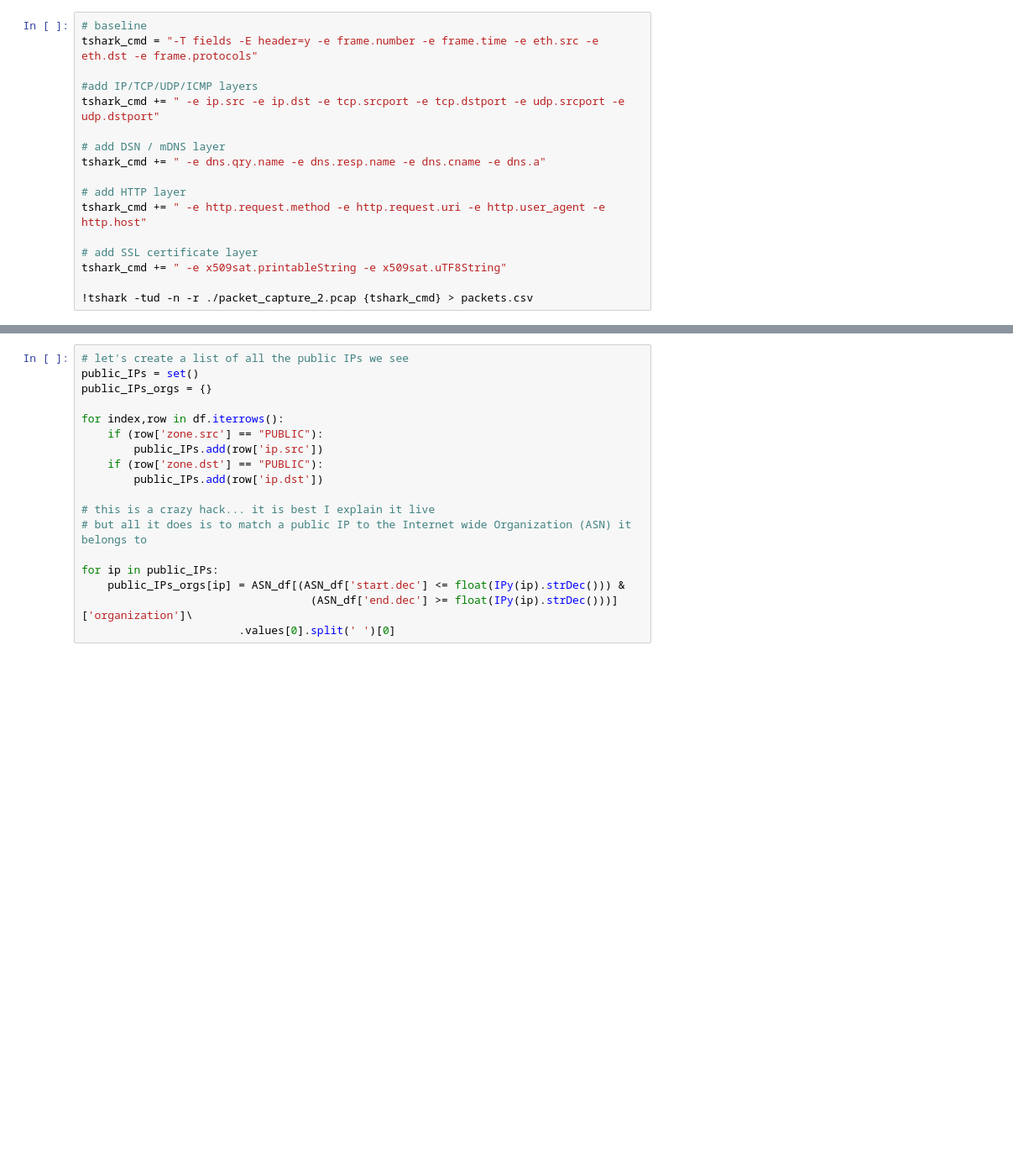
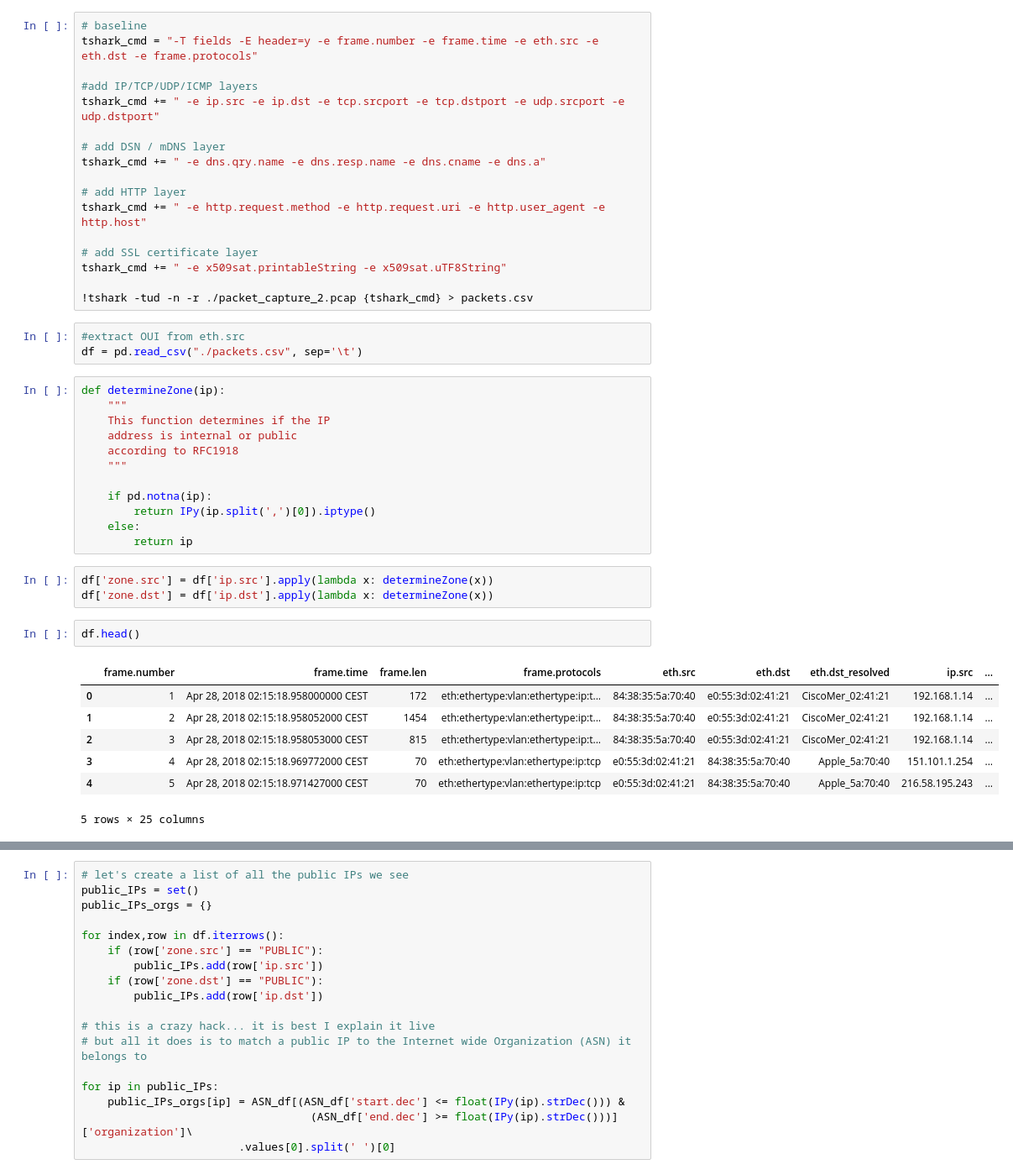
Before and after one commit to daghan/W210-IoT, a Jupyter notebook: IoT3-1.ipynb, the cells around one changed output, grey strips where cells are left out. Shown at 84% size. Cells and saved outputs as stored; diff of their text form; blank space fills up the shorter version.

Commit message:
refactored one file into 2, that way you can genereate the appropriate dataframe with preprocess-4 and use  training-4 for building and testing the model

```diff
--- a/IoT3-1.ipynb
+++ b/IoT3-1.ipynb
@@ -49,4 +49,32 @@ tshark_cmd += " -e http.request.method -e http.request.uri -e http.user_agent -e
 tshark_cmd += " -e x509sat.printableString -e x509sat.uTF8String"
 
 !tshark -tud -n -r ./packet_capture_2.pcap {tshark_cmd} > packets.csv
+# %%
+#extract OUI from eth.src
+df = pd.read_csv("./packets.csv", sep='\t')
+# %%
+def determineZone(ip):
+    """
+    This function determines if the IP
+    address is internal or public
+    according to RFC1918
+    """
+
+    if pd.notna(ip):
+        return IPy(ip.split(',')[0]).iptype()
+    else:
+        return ip
+# %%
+df['zone.src'] = df['ip.src'].apply(lambda x: determineZone(x))
+df['zone.dst'] = df['ip.dst'].apply(lambda x: determineZone(x))
+# %%
+df.head()
+# %% [output]
+|  | frame.number | frame.time | frame.len | frame.protocols | eth.src | eth.dst | eth.dst_resolved | ip.src | ... |
+| 0 | 1 | Apr 28, 2018 02:15:18.958000000 CEST | 172 | eth:ethertype:vlan:ethertype:ip:t... | 84:38:35:5a:70:40 | e0:55:3d:02:41:21 | CiscoMer_02:41:21 | 192.168.1.14 | ... |
+| 1 | 2 | Apr 28, 2018 02:15:18.958052000 CEST | 1454 | eth:ethertype:vlan:ethertype:ip:t... | 84:38:35:5a:70:40 | e0:55:3d:02:41:21 | CiscoMer_02:41:21 | 192.168.1.14 | ... |
+| 2 | 3 | Apr 28, 2018 02:15:18.958053000 CEST | 815 | eth:ethertype:vlan:ethertype:ip:t... | 84:38:35:5a:70:40 | e0:55:3d:02:41:21 | CiscoMer_02:41:21 | 192.168.1.14 | ... |
+| 3 | 4 | Apr 28, 2018 02:15:18.969772000 CEST | 70 | eth:ethertype:vlan:ethertype:ip:tcp | e0:55:3d:02:41:21 | 84:38:35:5a:70:40 | Apple_5a:70:40 | 151.101.1.254 | ... |
+| 4 | 5 | Apr 28, 2018 02:15:18.971427000 CEST | 70 | eth:ethertype:vlan:ethertype:ip:tcp | e0:55:3d:02:41:21 | 84:38:35:5a:70:40 | Apple_5a:70:40 | 216.58.195.243 | ... |
+5 rows × 25 columns
 # %%
```
Also changed, not shown: parts of 8 cells of this notebook, 4 other files.
